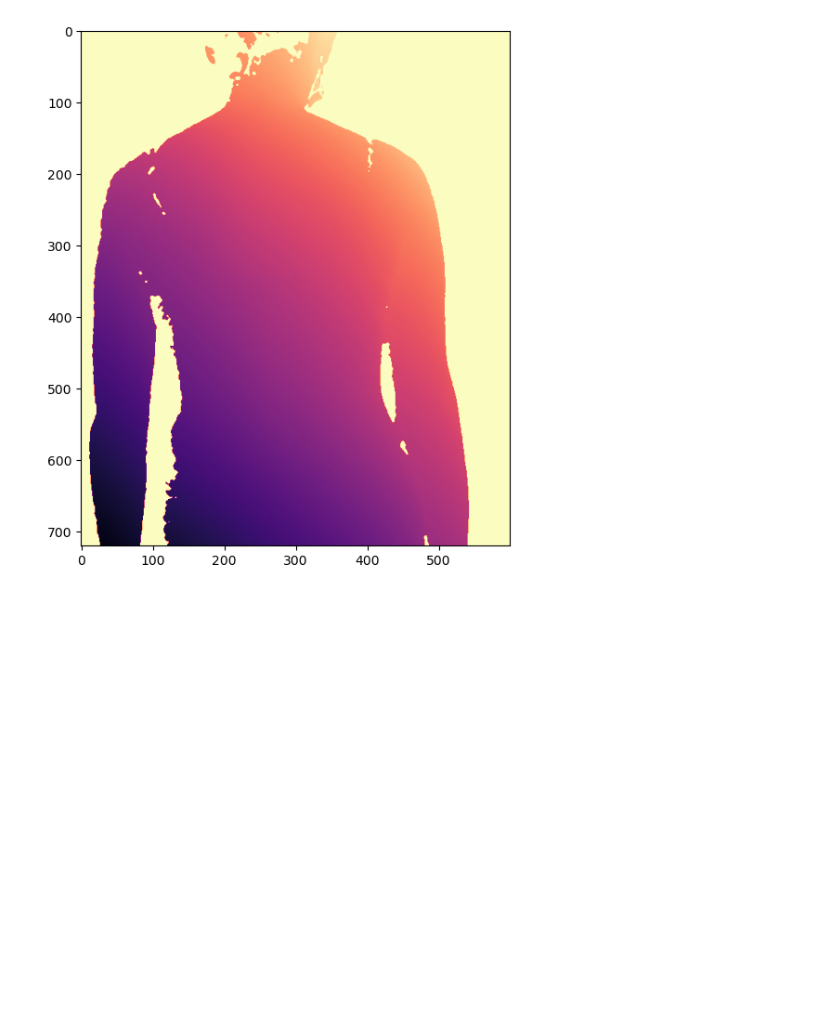
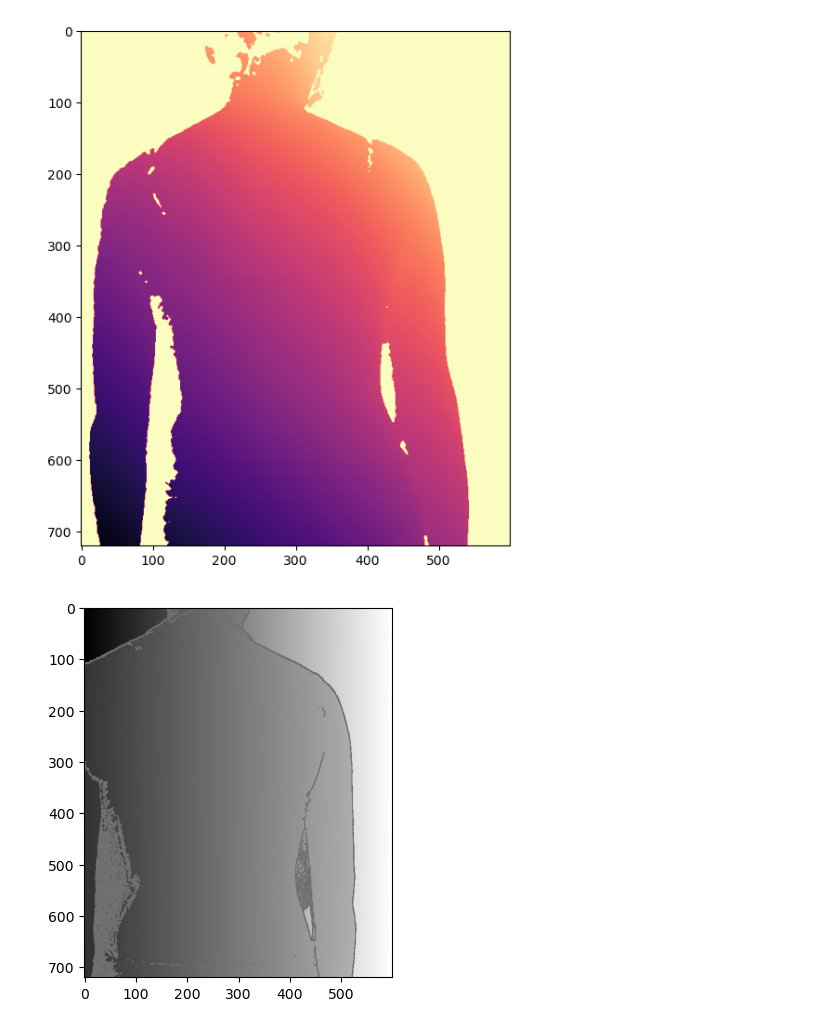
Before and after one commit to ghazalebra/interface_scoliose, a Jupyter notebook: rotate_pc.ipynb, the cells around one changed output. Cells and saved outputs as stored; diff of their text form; code cells hidden in the pictures; blank space fills up the shorter version.

```diff
--- a/rotate_pc.ipynb
+++ b/rotate_pc.ipynb
@@ -176,3 +180,13 @@ plt.imshow(z, cmap = 'magma')
 plt.show()
 # %% [output]
 [figure]
+# %%
+xyz_filename = r'D:\StageE23\Data\Ete_2023\Participant19\autocorrection\Prise02\xyz_images\pt19_auto_02_136246_XYZ_0.npy'
+xyz_im = np.load(xyz_filename)
+
+
+z_array = xyz_im[:,:,1][560:1280, 315:915]
+plt.imshow(z_array, cmap='gray')
+plt.show()
+# %% [output]
+[figure, added]
```
Also changed, not shown: parts of 1 cell of this notebook, 5 other files.
